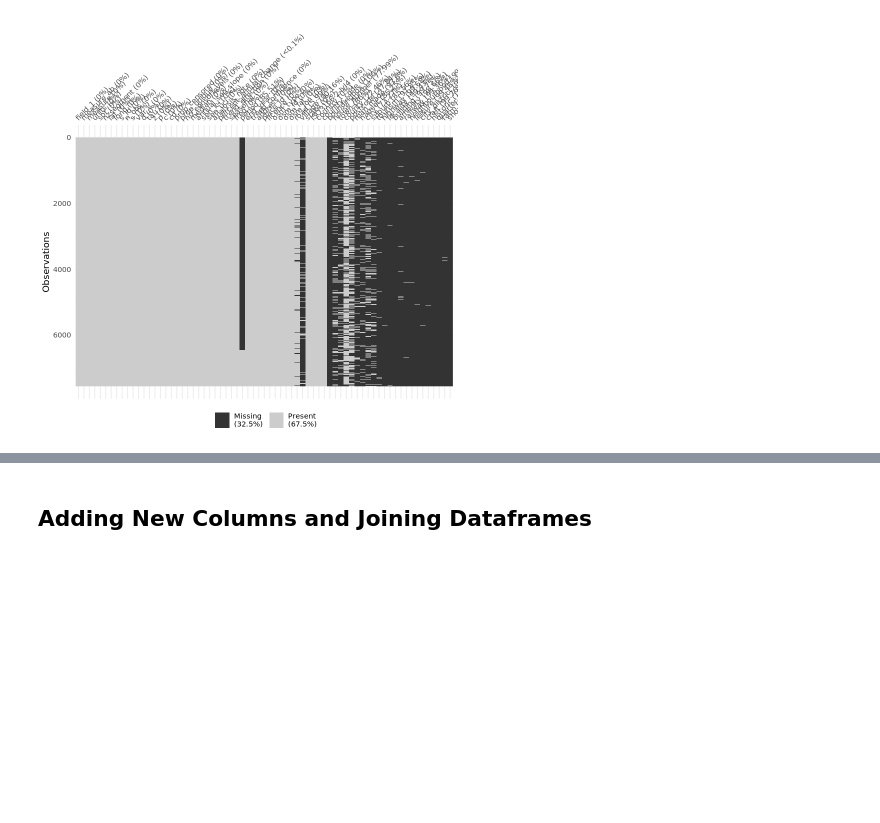
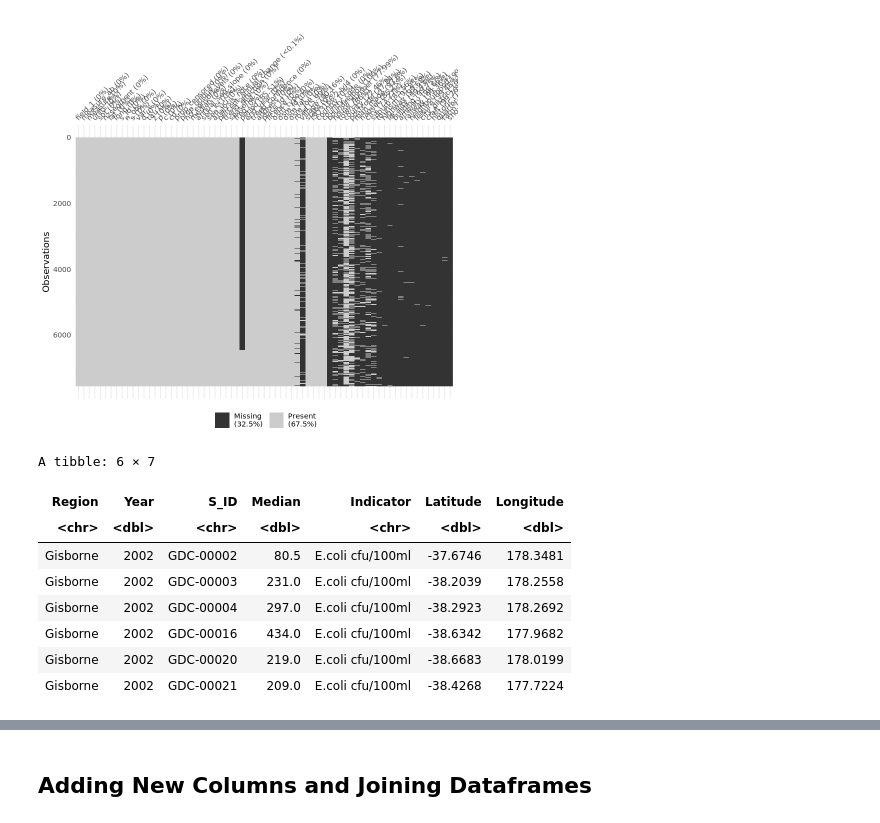
Before and after one commit to beuri97/data201_gp, a Jupyter notebook: water_quality/Water Quality.ipynb, the cells around one changed output, grey strips where cells are left out. Drawn from its saved outputs; the diff is of its cells as text; code cells hidden in the pictures; blank space fills up the shorter version.

```diff
--- a/water_quality/Water Quality.ipynb
+++ b/water_quality/Water Quality.ipynb
@@ -358,8 +379,20 @@ river_ecoli %>%
 # %%
-# Takes the river_ecoli group the rows by Region, Indicator, and Year then create an new data frame containing the
-# sum of the Median rounded off to 2.
-new_riverecoli <- river_ecoli %>%
-  filter(Year >= 2002, Year <= 2019) %>%
-  group_by(Region, Year, Indicator) %>%
-  summarise(Total_MedVal = round(sum(Median), 2)) %>%
-  unique()
+# Takes the river_ecoli rename the columns, standardise the indicators, select the relevant columns and rows.
+new_river_ecoli <- river_ecoli %>%
+  rename(Region = state, Year = end_year, Indicator = measure, Median = median, Units = units, S_ID = s_id,
+         Latitude = lat, Longitude = long) %>%
+  mutate(Indicator = "E.coli cfu/100ml") %>%
+  select(Region, Year, S_ID, Median, Indicator, Latitude, Longitude) %>%
+  filter(Year >= 2002, Year <= 2019)
+new_river_ecoli %>%
+    head()
+# %% [output]
+A tibble: 6 × 7
+| Region | Year | S_ID | Median | Indicator | Latitude | Longitude |
+| <chr> | <dbl> | <chr> | <dbl> | <chr> | <dbl> | <dbl> |
+| Gisborne | 2002 | GDC-00002 | 80.5 | E.coli cfu/100ml | -37.6746 | 178.3481 |
+| Gisborne | 2002 | GDC-00003 | 231.0 | E.coli cfu/100ml | -38.2039 | 178.2558 |
+| Gisborne | 2002 | GDC-00004 | 297.0 | E.coli cfu/100ml | -38.2923 | 178.2692 |
+| Gisborne | 2002 | GDC-00016 | 434.0 | E.coli cfu/100ml | -38.6342 | 177.9682 |
+| Gisborne | 2002 | GDC-00020 | 219.0 | E.coli cfu/100ml | -38.6683 | 178.0199 |
+| Gisborne | 2002 | GDC-00021 | 209.0 | E.coli cfu/100ml | -38.4268 | 177.7224 |
```
Also changed, not shown: parts of 36 cells of this notebook.
